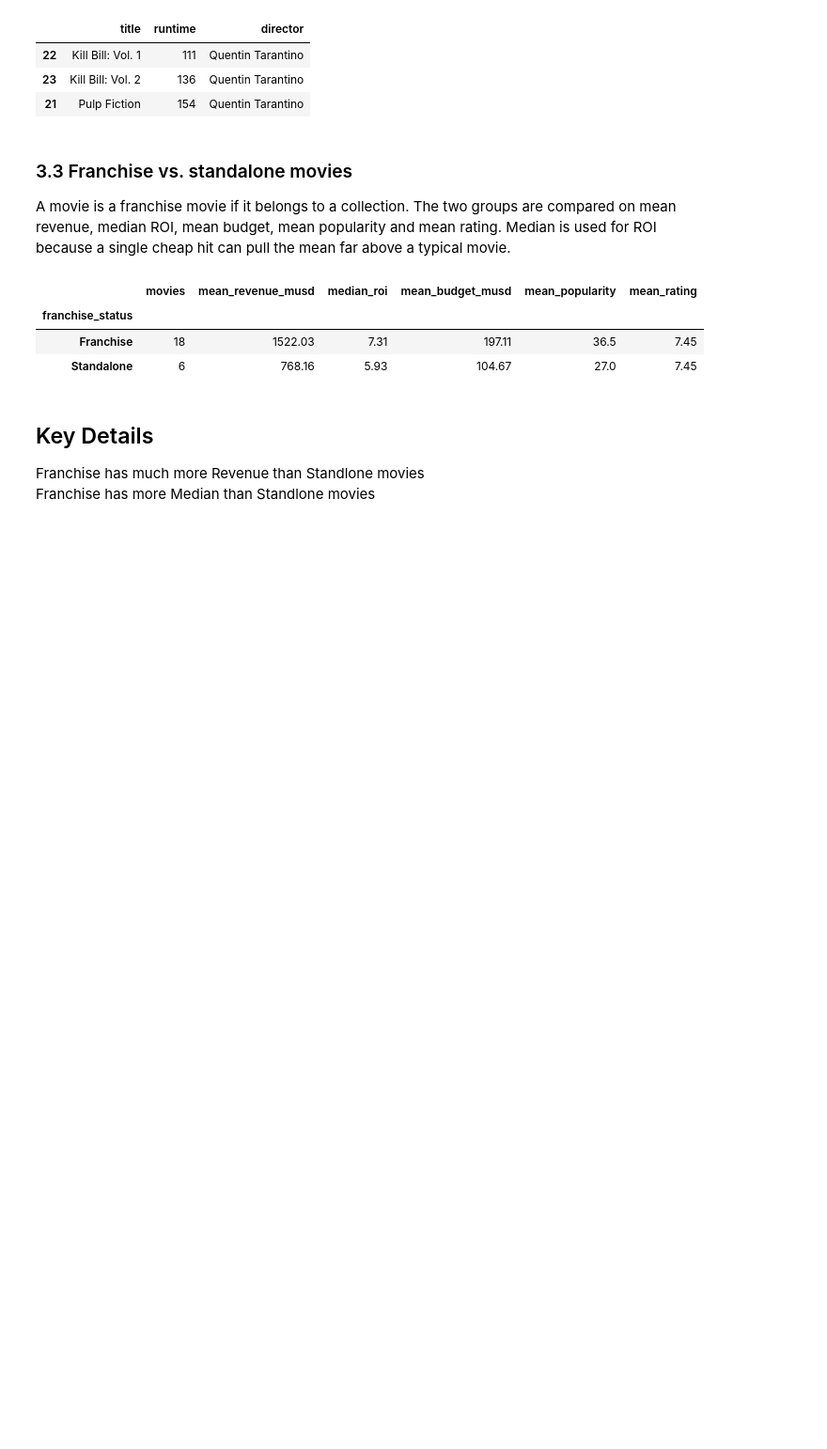
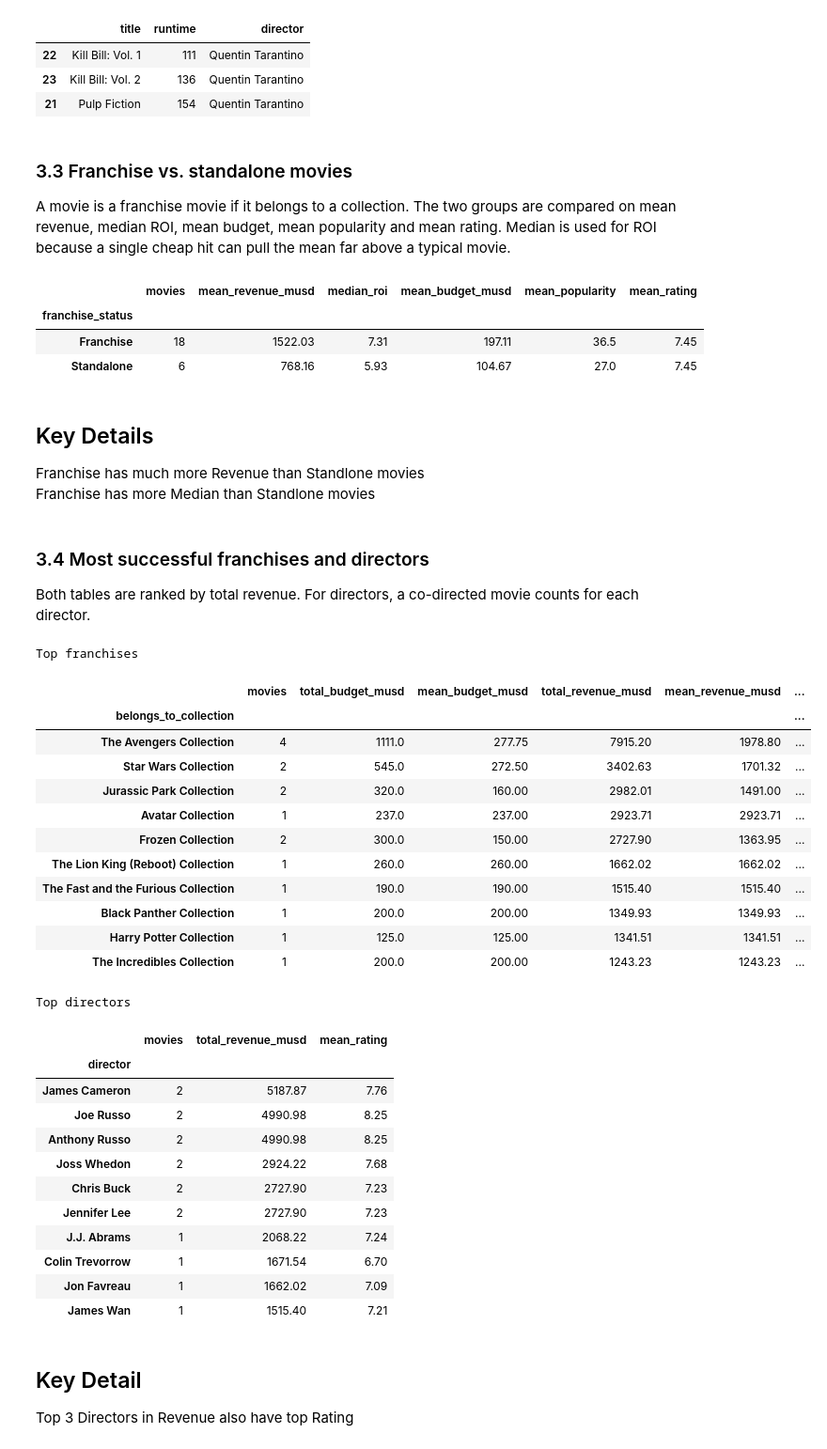
Before and after one commit to Dushimimanaprince/TMDB-Movie-Data-Analysis, a Jupyter notebook: notebooks/tmdb_analysis.ipynb, the cells around one changed output. Shown at 94% size. Cells and saved outputs as stored; diff of their text form; code cells hidden in the pictures; blank space fills up the shorter version.

Commit message:
feat: add top franchise and director rankings

```diff
--- a/notebooks/tmdb_analysis.ipynb
+++ b/notebooks/tmdb_analysis.ipynb
@@ -310,3 +314,44 @@ compare_franchise_vs_standalone(df)
 
 Franchise has much more Revenue than Standlone movies
 Franchise has more Median than Standlone movies
+# %% [markdown]
+### 3.4 Most successful franchises and directors
+
+Both tables are ranked by total revenue. For directors, a co-directed movie counts for each director.
+# %%
+print("Top franchises")
+display(get_top_franchises(df).head(10))
+
+print("Top directors")
+display(get_top_directors(df).head(10))
+# %% [output]
+Top franchises
+|  | movies | total_budget_musd | mean_budget_musd | total_revenue_musd | mean_revenue_musd | ... |
+| belongs_to_collection |  |  |  |  |  | ... |
+| The Avengers Collection | 4 | 1111.0 | 277.75 | 7915.20 | 1978.80 | ... |
+| Star Wars Collection | 2 | 545.0 | 272.50 | 3402.63 | 1701.32 | ... |
+| Jurassic Park Collection | 2 | 320.0 | 160.00 | 2982.01 | 1491.00 | ... |
+| Avatar Collection | 1 | 237.0 | 237.00 | 2923.71 | 2923.71 | ... |
+| Frozen Collection | 2 | 300.0 | 150.00 | 2727.90 | 1363.95 | ... |
+| The Lion King (Reboot) Collection | 1 | 260.0 | 260.00 | 1662.02 | 1662.02 | ... |
+| The Fast and the Furious Collection | 1 | 190.0 | 190.00 | 1515.40 | 1515.40 | ... |
+| Black Panther Collection | 1 | 200.0 | 200.00 | 1349.93 | 1349.93 | ... |
+| Harry Potter Collection | 1 | 125.0 | 125.00 | 1341.51 | 1341.51 | ... |
+| The Incredibles Collection | 1 | 200.0 | 200.00 | 1243.23 | 1243.23 | ... |
+Top directors
+|  | movies | total_revenue_musd | mean_rating |
+| director |  |  |  |
+| James Cameron | 2 | 5187.87 | 7.76 |
+| Joe Russo | 2 | 4990.98 | 8.25 |
+| Anthony Russo | 2 | 4990.98 | 8.25 |
+| Joss Whedon | 2 | 2924.22 | 7.68 |
+| Chris Buck | 2 | 2727.90 | 7.23 |
+| Jennifer Lee | 2 | 2727.90 | 7.23 |
+| J.J. Abrams | 1 | 2068.22 | 7.24 |
+| Colin Trevorrow | 1 | 1671.54 | 6.70 |
+| Jon Favreau | 1 | 1662.02 | 7.09 |
+| James Wan | 1 | 1515.40 | 7.21 |
+# %% [markdown]
+## Key Detail
+
+Top 3 Directors in Revenue also have top Rating
```
Also changed, not shown: parts of 1 cell of this notebook, 1 other file.
